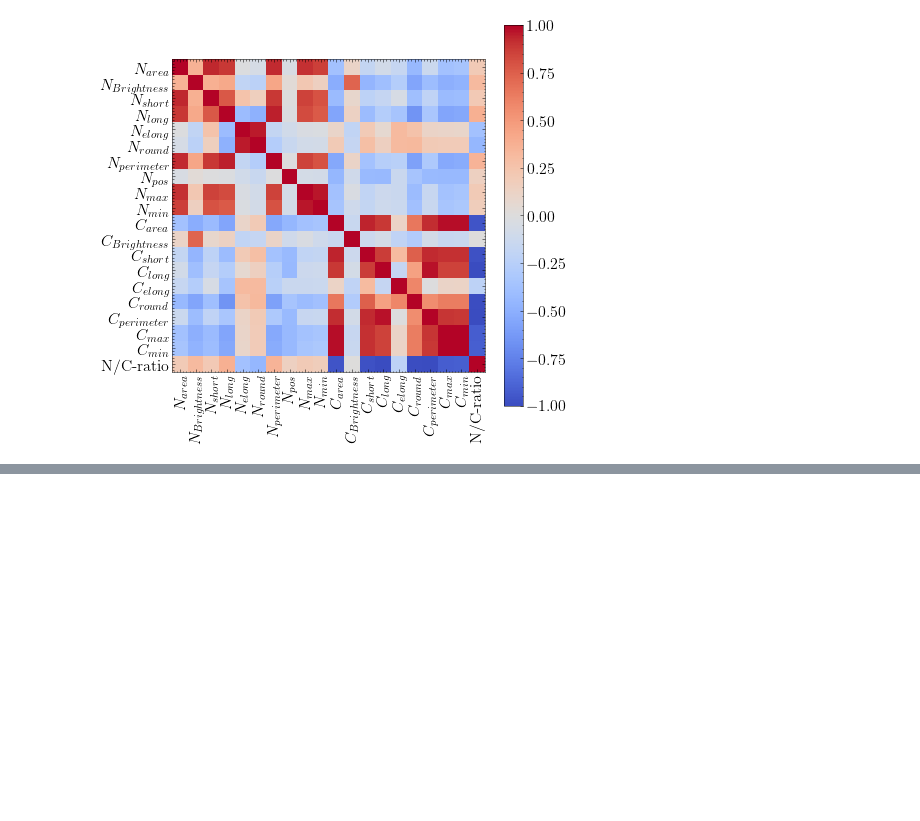
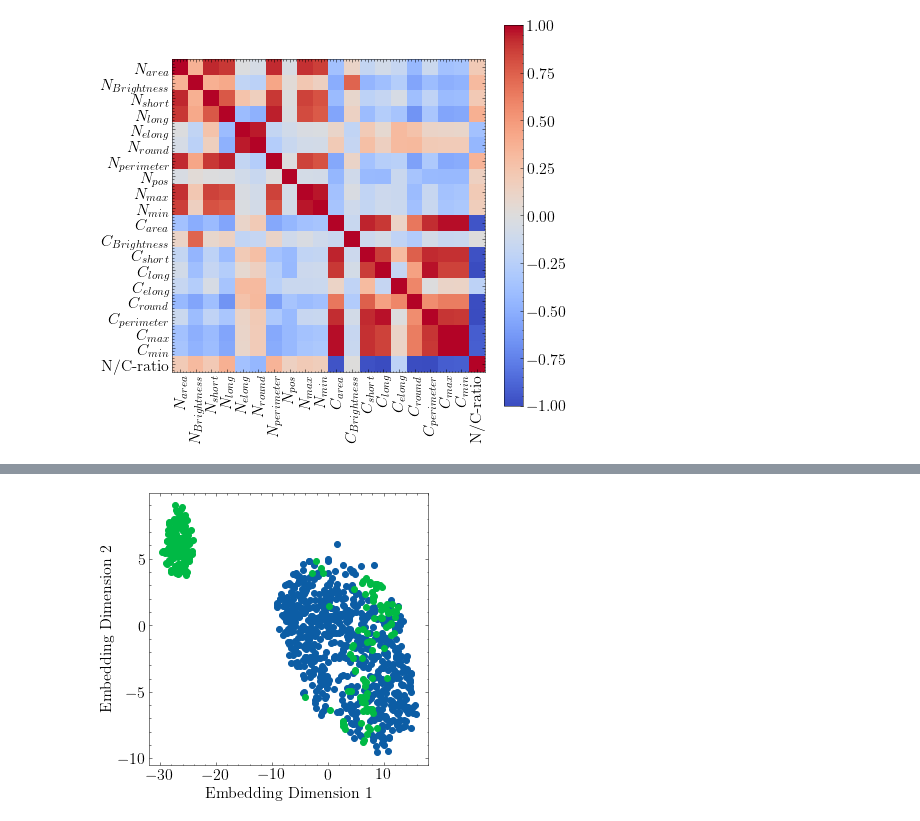
Before and after one commit to eddardd/CervicalCancerDetection, a Jupyter notebook: Exploratory Data Analysis.ipynb, the cells around one changed output, grey strips where cells are left out. Drawn from its saved outputs; the diff is of its cells as text; code cells hidden in the pictures; blank space fills up the shorter version.

```diff
--- a/Exploratory Data Analysis.ipynb
+++ b/Exploratory Data Analysis.ipynb
@@ -324,0 +346,17 @@ plt.savefig('./Figures/FeatCorr.pdf')
+# %%
+tsne = TSNE(n_components=2, perplexity=100)
+Xtsne = tsne.fit_transform(Xtransf)
+# %%
+plt.figure(figsize=(5, 5))
+
+for k in np.unique(y2):
+    ind = np.where(y2 == k)[0]
+    plt.scatter(Xtsne[ind, 0], Xtsne[ind, 1])
+evr = 100 * np.round(sum(pca.explained_variance_ratio_), 3)
+plt.xlabel('Embedding Dimension 1')
+plt.ylabel('Embedding Dimension 2')
+# plt.title('Explained Variance Ratio: {}\%'.format(evr))
+
+plt.savefig('./Figures/tSNE_visualization.pdf', transparent=True)
+# %% [output]
+[figure, added]
```
Also changed, not shown: parts of 3 cells of this notebook.
